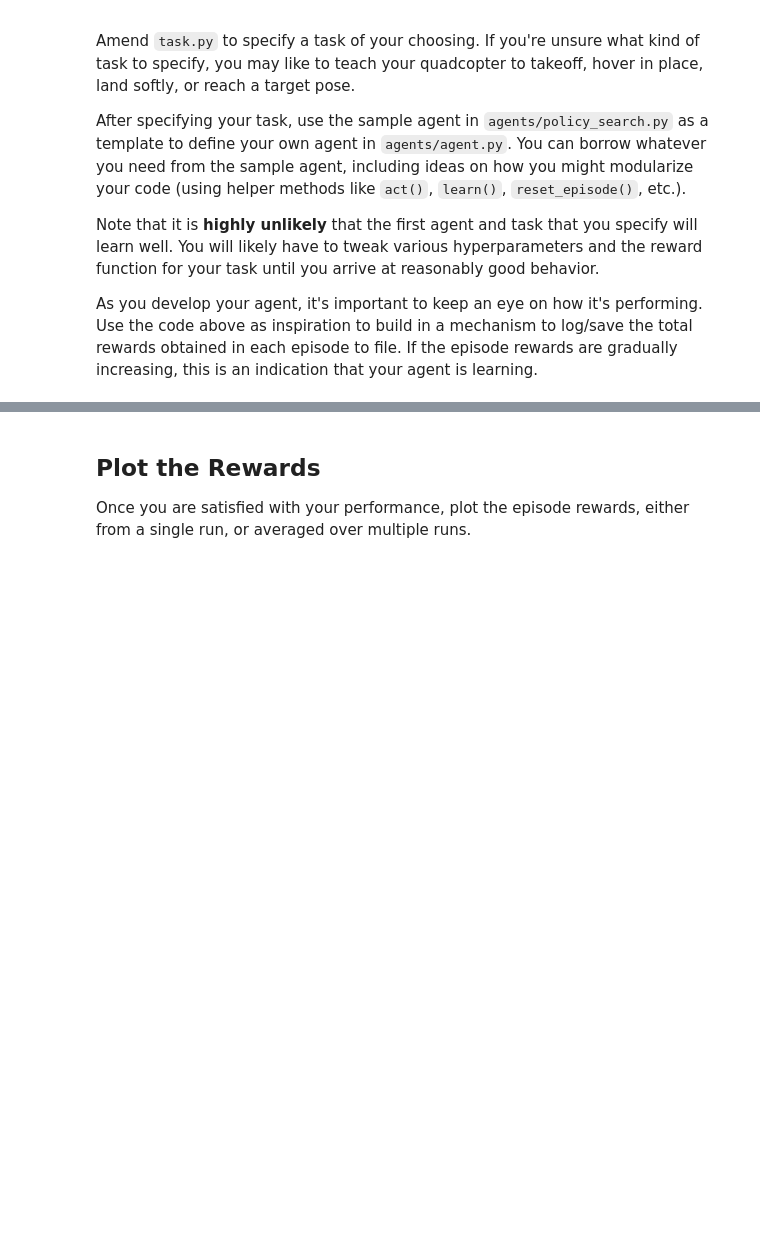
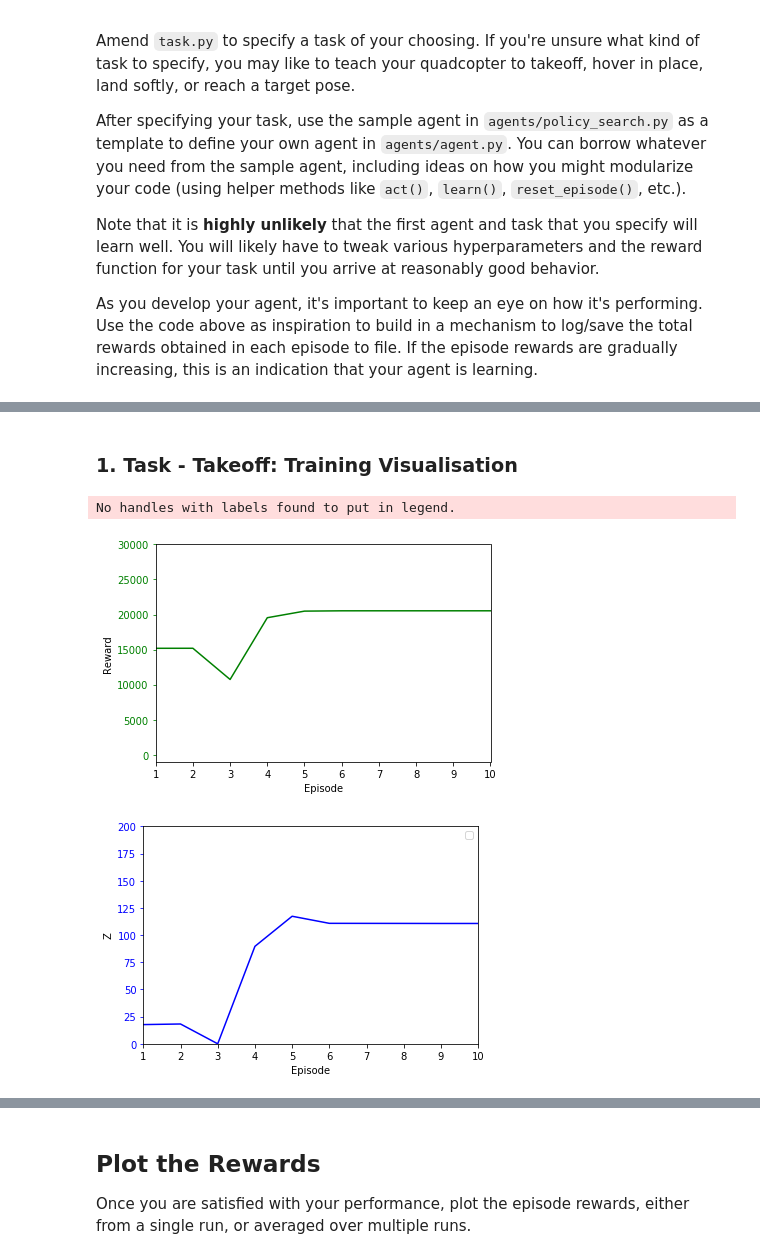
Before and after one commit to genughaben/RL-Quadcopter-2, a Jupyter notebook: Quadcopter_Project.ipynb, the cells around one changed output, grey strips where cells are left out. Cells and saved outputs as stored; diff of their text form; code cells hidden in the pictures; blank space fills up the shorter version.

```diff
--- a/Quadcopter_Project.ipynb
+++ b/Quadcopter_Project.ipynb
@@ -186,19 +295,21 @@ def plot_noise_process():
 # %%
-# IMPORT
+import autoreload
+
 %load_ext autoreload
 %autoreload 2
 
-import autoreload
 import sys, csv, time, random
 import numpy as np
 import pandas as pd
 import matplotlib.pyplot as plt
-
-%matplotlib notebook
 
 from agents.ddpg_agent import DDPG
 from agents.ounoise import OUNoise
 from agents.replay_buffer import ReplayBuffer
 from tasks.task import Task
 from tasks.takeoff import Takeoff
+from tasks.landing import Landing
+from tasks.hovering import Hovering
 import utility
+
+gen_num_episodes = 300
@@ -288,0 +321,22 @@ with open(file_output, 'w') as csvfile:
+# %%
+%matplotlib notebook
+
+num_episodes = 10
+num_episodes = num_episodes if num_episodes else gen_num_episodes
+
+# Takeoff task
+# Quadcopter starts on (0,0,0) and has as target (0,0,100)
+
+init_pos = np.array([0., 0., 0., 0., 0., 0.])
+target_pos = np.array([0., 0., 100.])
+takeoff = Takeoff(init_pose=init_pos, target_pos=target_pos,runtime=5.)
+
+# Agent
+takeoff_agent = DDPG(takeoff)
+
+# Scores for plotting
+display_every = 1
+y_lims_reward = [-1000.,30000.]
+
+%matplotlib notebook
+takeoff_scores, xs, ys1, ys2 = utility.train(takeoff_agent, takeoff, num_episodes, display_every, False, y_lims_reward)
@@ -288,0 +356,9 @@ with open(file_output, 'w') as csvfile:
+# %% [markdown]
+### 1. Task - Takeoff: Training Visualisation
+# %%
+fig1, fig2, sub1, sub2 = utility.createPlot(num_episodes, y_lims_reward)
+utility.plt_dynamic(fig1, fig2, xs, ys1, sub1, ys2, sub2)
+# %% [output]
+No handles with labels found to put in legend.
+[figure, added]
+[figure, added]
```
Also changed, not shown: parts of 30 cells of this notebook, 15 other files.
